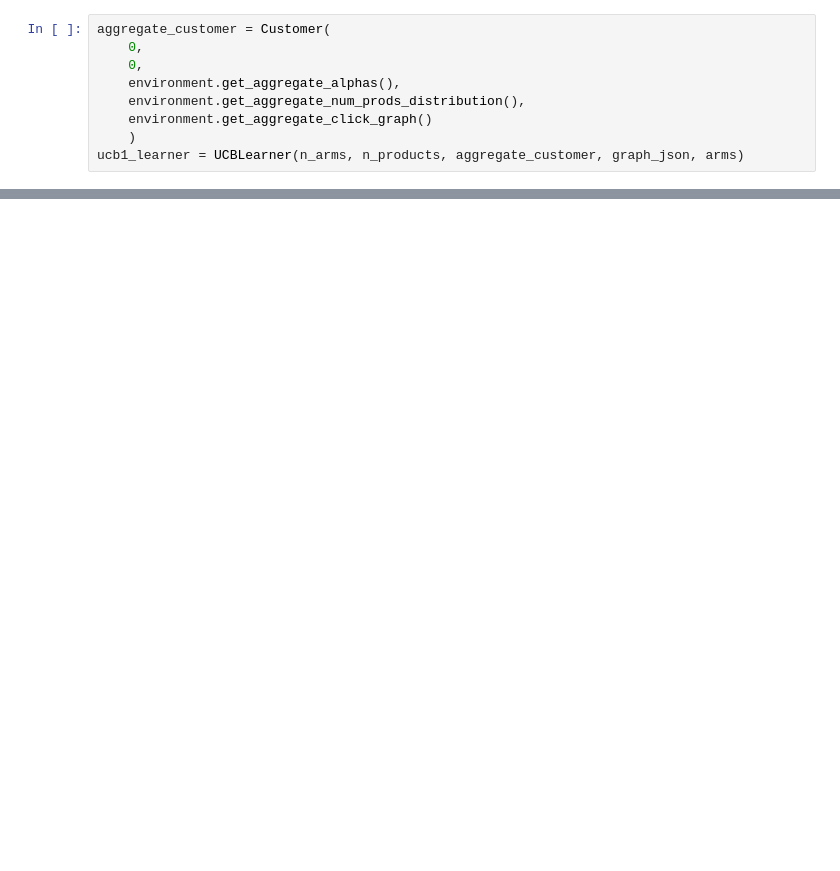
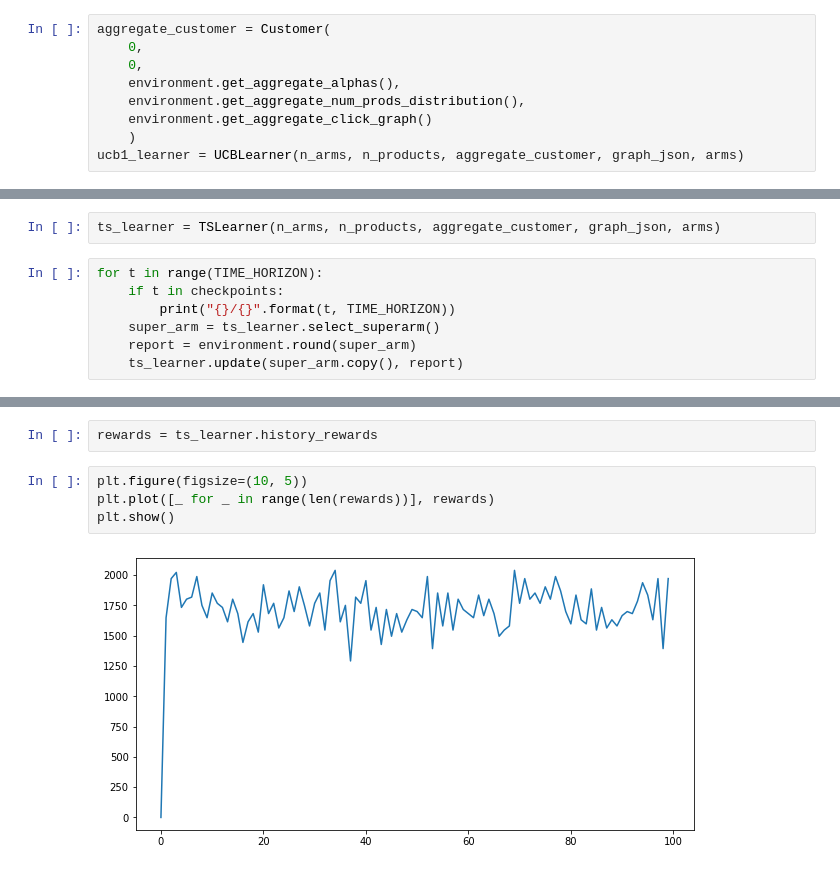
Before and after one commit to VladMarianCimpeanu/OLA_project, a Jupyter notebook: run.ipynb, the cells around one changed output, grey strips where cells are left out. Drawn from its saved outputs; the diff is of its cells as text; blank space fills up the shorter version.

```diff
--- a/run.ipynb
+++ b/run.ipynb
@@ -107,0 +97,9 @@ plt.show()
+# %%
+ts_learner = TSLearner(n_arms, n_products, aggregate_customer, graph_json, arms)
+# %%
+for t in range(TIME_HORIZON):
+    if t in checkpoints:
+        print("{}/{}".format(t, TIME_HORIZON))
+    super_arm = ts_learner.select_superarm()
+    report = environment.round(super_arm)
+    ts_learner.update(super_arm.copy(), report)
@@ -107,0 +117,8 @@ plt.show()
+# %%
+rewards = ts_learner.history_rewards
+# %%
+plt.figure(figsize=(10, 5))
+plt.plot([_ for _ in range(len(rewards))], rewards)
+plt.show()
+# %% [output]
+[figure, added]
```
Also changed, not shown: parts of 9 cells of this notebook, 6 other files.
